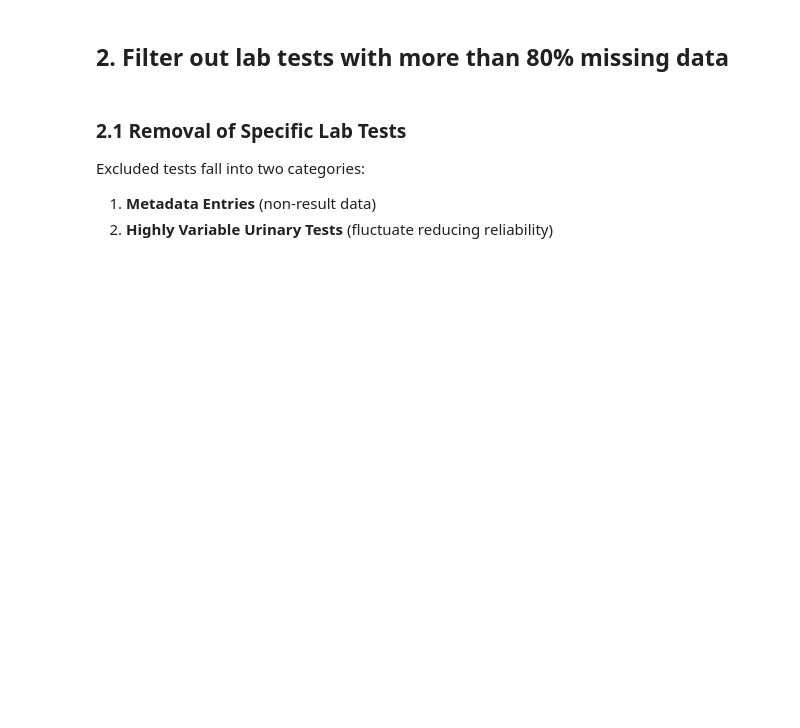
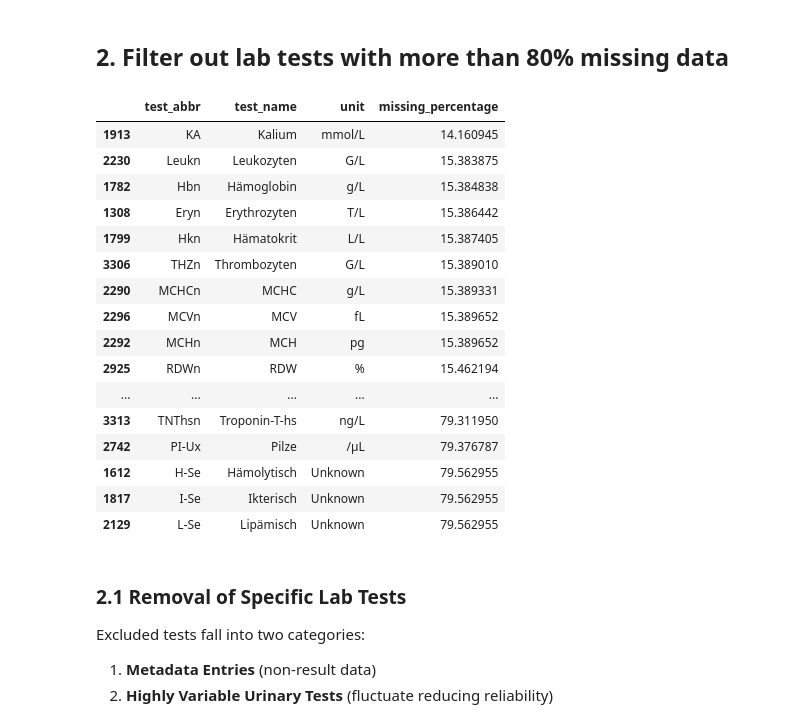
Before and after one commit to Yokopa/hospital-stay-discharge-prediction, a Jupyter notebook: code/3_merge_data.ipynb, the cells around one changed output. Drawn from its saved outputs; the diff is of its cells as text; code cells hidden in the pictures; blank space fills up the shorter version.

```diff
--- a/code/3_merge_data.ipynb
+++ b/code/3_merge_data.ipynb
@@ -84,6 +84,27 @@ lab_test_counts.sort_values(by="num_cases", ascending=False, inplace=True)
 
 # Filter lab tests that have less than 80% missing data
 filtered_lab_tests = lab_test_counts[lab_test_counts["missing_percentage"] < 80][["test_abbr", 'test_name', 'unit', "missing_percentage"]]
+# %%
+pd.set_option('display.max_rows', None)  # Show all rows
+display(filtered_lab_tests)
+# %% [output]
+|  | test_abbr | test_name | unit | missing_percentage |
+| 1913 | KA | Kalium | mmol/L | 14.160945 |
+| 2230 | Leukn | Leukozyten | G/L | 15.383875 |
+| 1782 | Hbn | Hämoglobin | g/L | 15.384838 |
+| 1308 | Eryn | Erythrozyten | T/L | 15.386442 |
+| 1799 | Hkn | Hämatokrit | L/L | 15.387405 |
+| 3306 | THZn | Thrombozyten | G/L | 15.389010 |
+| 2290 | MCHCn | MCHC | g/L | 15.389331 |
+| 2296 | MCVn | MCV | fL | 15.389652 |
+| 2292 | MCHn | MCH | pg | 15.389652 |
+| 2925 | RDWn | RDW | % | 15.462194 |
+| ... | ... | ... | ... | ... |
+| 3313 | TNThsn | Troponin-T-hs | ng/L | 79.311950 |
+| 2742 | PI-Ux | Pilze | /µL | 79.376787 |
+| 1612 | H-Se | Hämolytisch | Unknown | 79.562955 |
+| 1817 | I-Se | Ikterisch | Unknown | 79.562955 |
+| 2129 | L-Se | Lipämisch | Unknown | 79.562955 |
 # %% [markdown]
 ### 2.1 Removal of Specific Lab Tests
 
```
Also changed, not shown: parts of 3 cells of this notebook.
